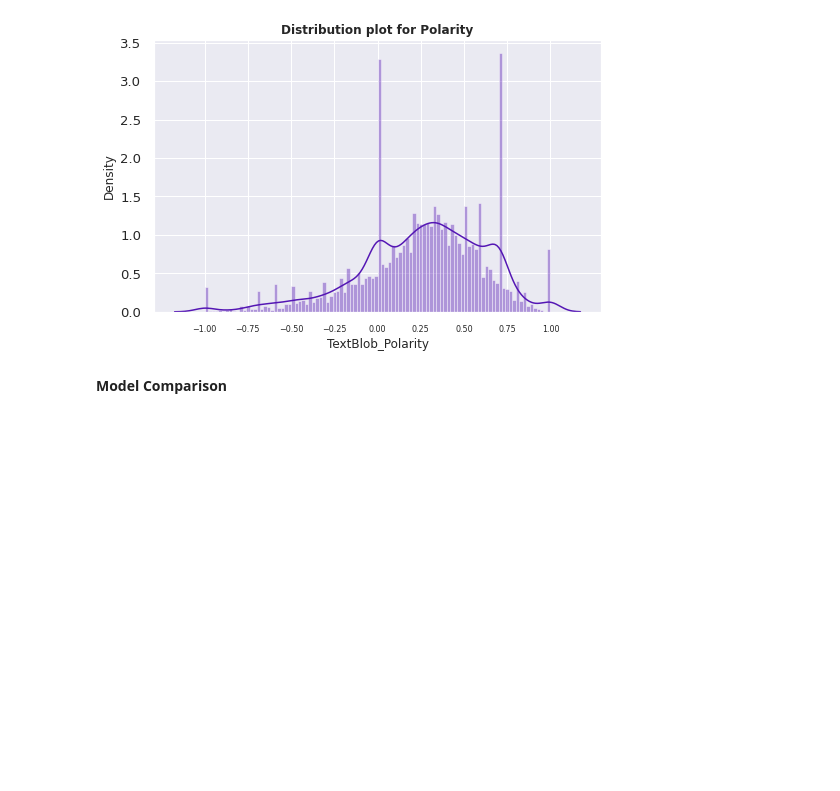
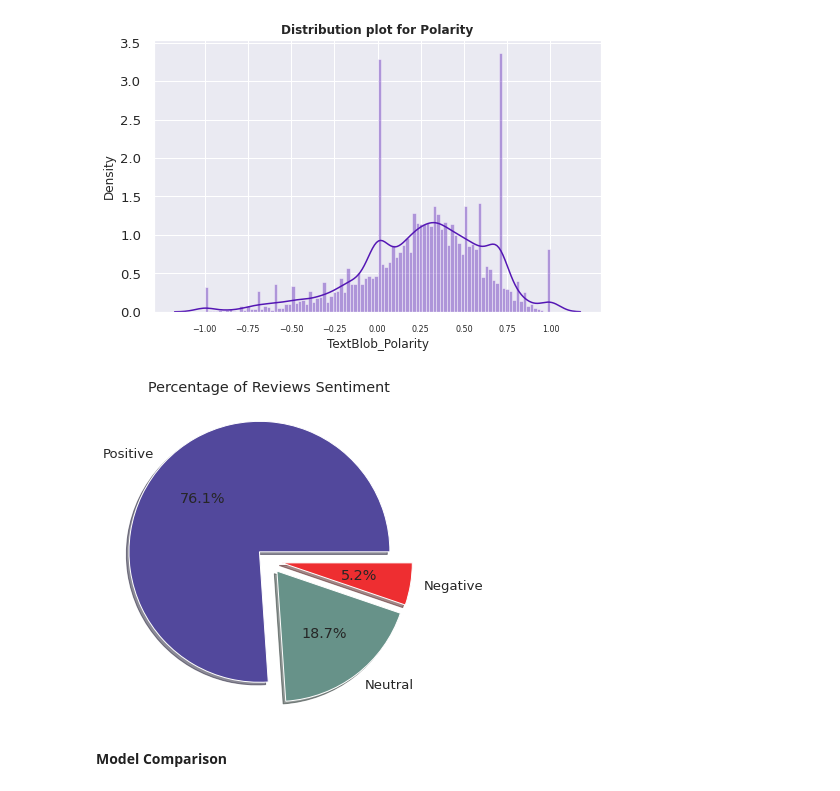
Before and after one commit to SethupathyM/Unsupervised_ML_Clustering_and_Sentiment_Analysis_Zomato_Restaurant, a Jupyter notebook: Zomato_Restaurant_Clustering_and_Sentiment_Analysis_.ipynb, the cells around one changed output. Saved outputs shown, nothing was run; the diff lists cells and outputs as text; code cells hidden in the pictures; blank space fills up the shorter version.

```diff
--- a/Zomato_Restaurant_Clustering_and_Sentiment_Analysis_.ipynb
+++ b/Zomato_Restaurant_Clustering_and_Sentiment_Analysis_.ipynb
@@ -1317,15 +1317,14 @@ dist_polarity(merged_df['SIA_Compound'],'SIABlob_Polarity','crimson')
 # Negative for SIA_Sentiment < 0
 # Neutral for SIA_Sentiment = 0
 merged_df['SIA_Sentiment'] = merged_df['SIA_Compound'].apply(lambda x: 'Positive' if (x > 0) else ('Negative' if (x<0) else 'Neutral'))
-# %%
-# Data for pie chart
-pos = (merged_df['SIA_Sentiment'].value_counts()[0]/merged_df['SIA_Sentiment'].count())*100
-neg = (merged_df['SIA_Sentiment'].value_counts()[1]/merged_df['SIA_Sentiment'].count())*100
-neu = (merged_df['SIA_Sentiment'].value_counts()[2]/merged_df['SIA_Sentiment'].count())*100
 # %%
-# Pie chart for Percentage of Reviews Sentiment
-plt.figure(figsize = (10,6))
-myexplode = [0.1, 0.1, 0.1]
-plt.pie([pos,neg,neu],labels = ['Positive','Neutral','Negative'],autopct='%1.1f%%',explode = myexplode, shadow = True,colors =['#2CF6B3','#BE61CA','#F13C59'],)
-plt.title('Percentage of Reviews Sentiment')
-plt.show()
+def piechart(df,colors):
+  pos = (df.value_counts()[0]/df.count())*100
+  neg = (df.value_counts()[1]/df.count())*100
+  neu = (df.value_counts()[2]/df.count())*100
+  # Pie chart for Percentage of Reviews Sentiment
+  plt.figure(figsize = (10,6))
+  myexplode = [0.1, 0.1, 0.1]
+  plt.pie([pos,neg,neu],labels = ['Positive','Neutral','Negative'],autopct='%1.1f%%',explode = myexplode, shadow = True,colors =colors,)
+  plt.title('Percentage of Reviews Sentiment')
+  plt.show()
@@ -1353,5 +1355,16 @@ dist_polarity(merged_df['TextBlob_Polarity'],'TextBlob_Polarity','#5416B4')
 [figure]
 # %%
 # We can clearly see that most of the Reviews are 'Neutral' or 'Positive'
+# %%
+# Mapping the sentiment as Positive for SIA_Sentiment > 0
+# Positive for SIA_Sentiment > 0
+# Negative for SIA_Sentiment < 0
+# Neutral for SIA_Sentiment = 0
+merged_df['TextBlob_Sentiment'] = merged_df['TextBlob_Polarity'].apply(lambda x: 'Positive' if (x > 0) else ('Negative' if (x<0) else 'Neutral'))
+# %%
+# Pie chart
+piechart(merged_df['TextBlob_Sentiment'],colors = ['#52489C','#679289','#EE2E31'])
+# %% [output]
+[figure, added]
 # %% [markdown]
 **Model Comparison**
```
Also changed, not shown: parts of 2 cells of this notebook.
